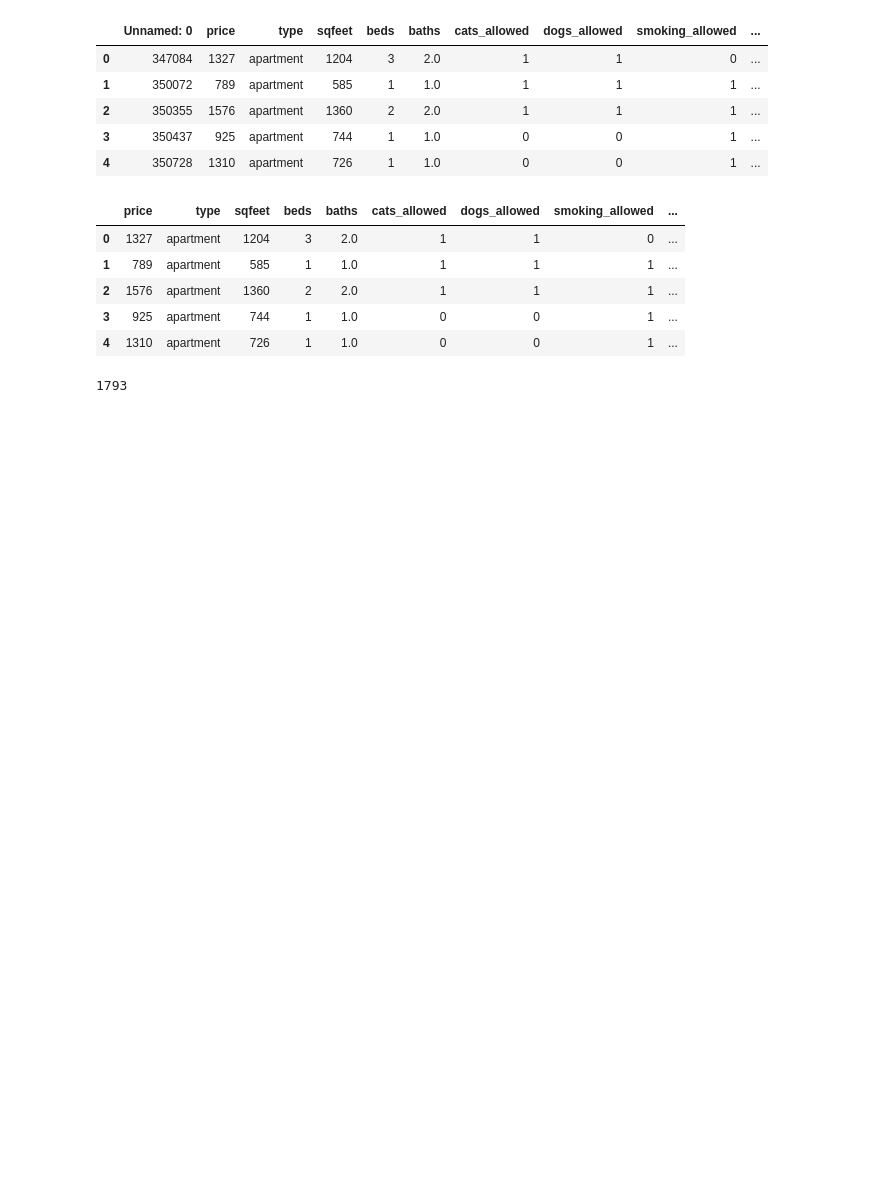
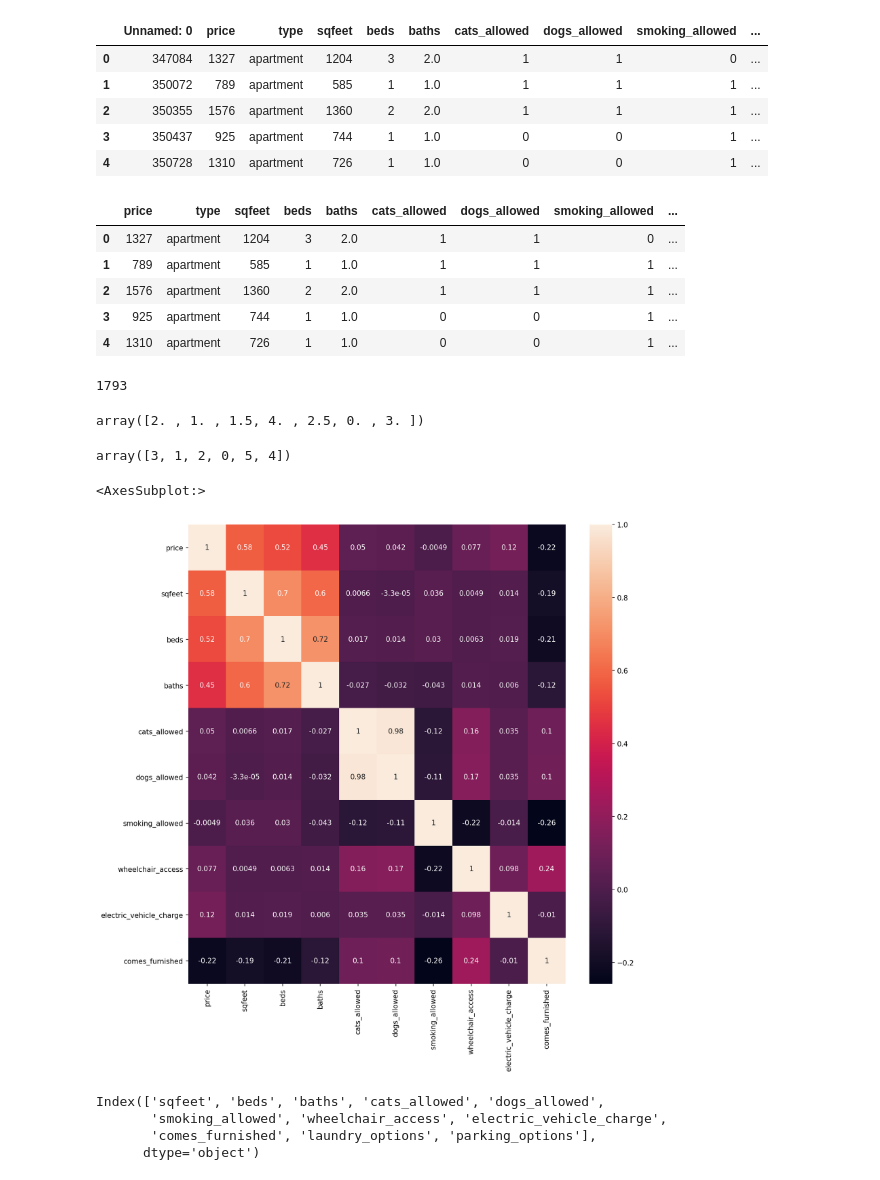
Before and after one commit to CKHarrison/phoenix-rent-predictor, a Jupyter notebook: housing-forecast-analysis.ipynb, the cells around one changed output. Cells and saved outputs as stored; diff of their text form; code cells hidden in the pictures; blank space fills up the shorter version.

```diff
--- a/housing-forecast-analysis.ipynb
+++ b/housing-forecast-analysis.ipynb
@@ -293,0 +292,14 @@ pf.to_csv('../capstone/data/phoenix_apartment_filled.csv')
+# %%
+  pf['baths'].unique()
+# %% [output]
+array([2. , 1. , 1.5, 4. , 2.5, 0. , 3. ])
+# %%
+pf['beds'].unique()
+# %% [output]
+array([3, 1, 2, 0, 5, 4])
+# %%
+plt.figure(figsize=(12,12), dpi=150)
+sns.heatmap(data=pf.corr(), annot=True)
+# %% [output]
+<AxesSubplot:>
+[figure, added]
@@ -293,0 +317,7 @@ pf.to_csv('../capstone/data/phoenix_apartment_filled.csv')
+# %%
+X.columns
+# %% [output]
+Index(['sqfeet', 'beds', 'baths', 'cats_allowed', 'dogs_allowed',
+       'smoking_allowed', 'wheelchair_access', 'electric_vehicle_charge',
+       'comes_furnished', 'laundry_options', 'parking_options'],
+      dtype='object')
```
Also changed, not shown: parts of 15 cells of this notebook.
